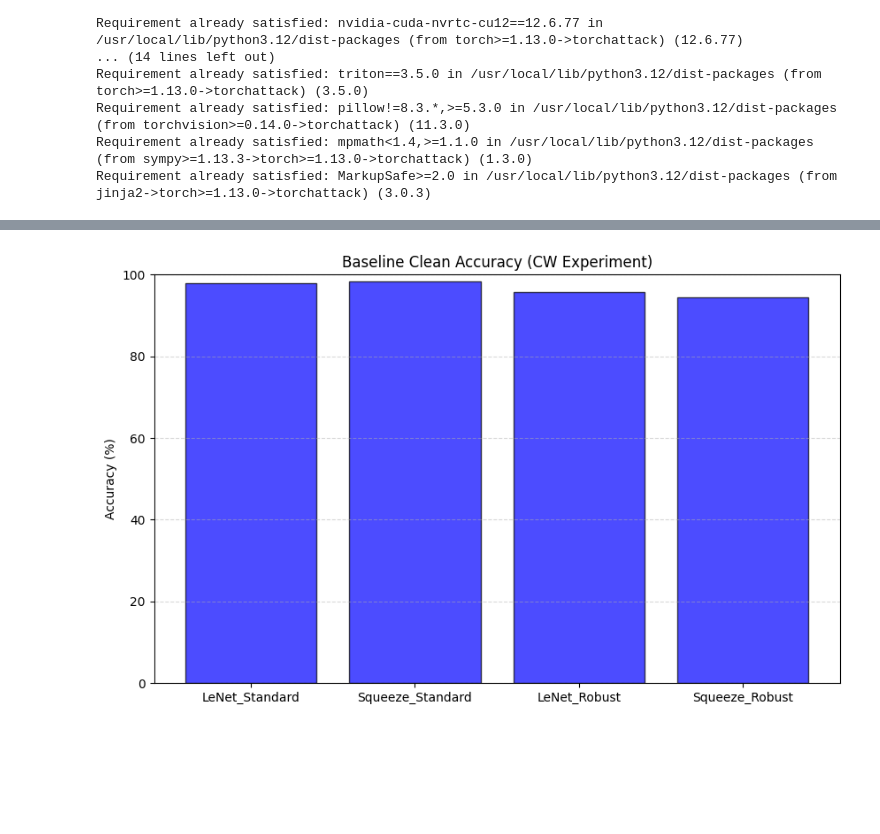
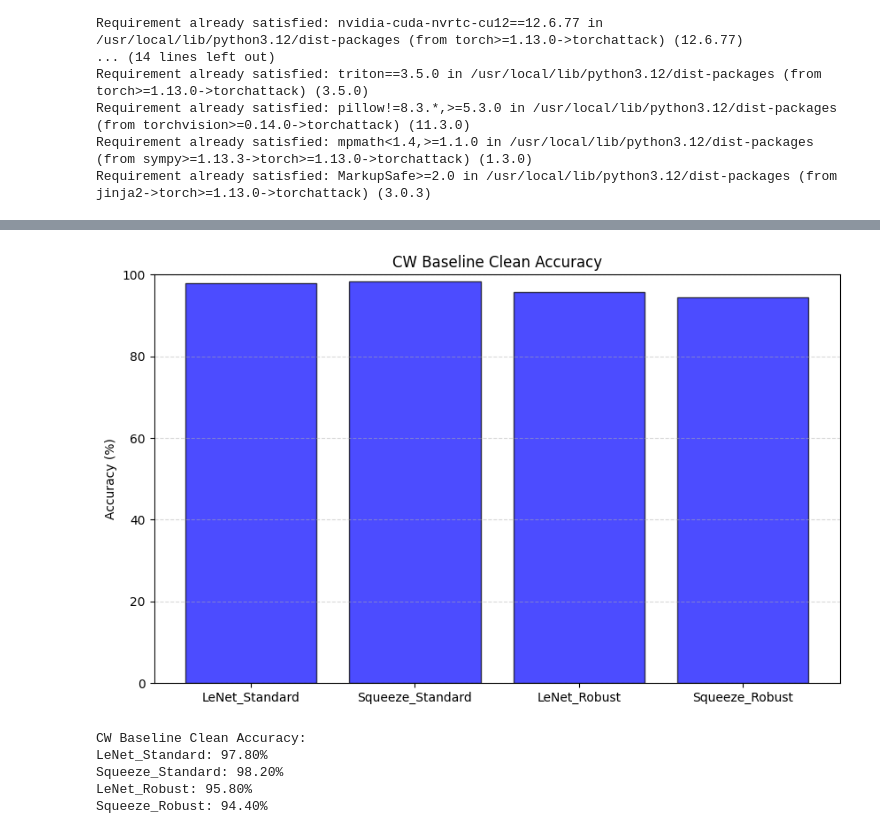
Before and after one commit to vm2781/adversarial_attacks, a Jupyter notebook: model_adversarial_analysis.ipynb, the cells around one changed output, grey strips where cells are left out. Cells and saved outputs as stored; diff of their text form; code cells hidden in the pictures; blank space fills up the shorter version.

```diff
--- a/model_adversarial_analysis.ipynb
+++ b/model_adversarial_analysis.ipynb
@@ -512,8 +512,13 @@ focus_matrix = matrix_acc[np.ix_(focus_indices, focus_indices)]
 plt.figure(figsize=(8, 6))
 sns.heatmap(focus_matrix, annot=True, fmt=".1f", cmap="RdYlGn", vmin=0, vmax=100,
             xticklabels=focus_models_names, yticklabels=focus_models_names)
-plt.title("Transfer Attack Heatmap (Focus Models Only)")
+plt.title("PGD Transfer Attack Heatmap (Focus Models Only)")
 plt.ylabel("Source Model (Attacker)")
 plt.xlabel("Target Model (Victim)")
 plt.show()
+
+print("PGD Standard Transfer Attack Heatmap Data (Victim Accuracy):")
+for i, src in enumerate(focus_models_names):
+    for j, tgt in enumerate(focus_models_names):
+        print(f"Attacker: {src} -> Victim: {tgt} : {focus_matrix[i, j]:.2f}%")
 # %% [output]
@@ -638,15 +660,24 @@ cw_metrics = calculate_metrics('CW')
 # %%
 x = np.arange(len(focus_models_names))
 plt.figure(figsize=(10, 6))
 plt.bar(x, cw_metrics['clean'], color='blue', alpha=0.7, edgecolor='black')
 plt.xticks(x, focus_models_names)
 plt.ylabel("Accuracy (%)")
-plt.title("Baseline Clean Accuracy (CW Experiment)")
+plt.title("CW Baseline Clean Accuracy")
 plt.ylim(0, 100)
 plt.grid(axis='y', linestyle='--', alpha=0.5)
 plt.show()
+
+print("CW Baseline Clean Accuracy:")
+for n, c in zip(focus_models_names, cw_metrics['clean']):
+    print(f"{n}: {c:.2f}%")
 # %% [output]
-[figure, old version]
+[figure, new version]
+CW Baseline Clean Accuracy:
+LeNet_Standard: 97.80%
+Squeeze_Standard: 98.20%
+LeNet_Robust: 95.80%
+Squeeze_Robust: 94.40%
 # %%
 plt.figure(figsize=(10, 6))
 plt.bar(x, cw_metrics['white'], color='red', alpha=0.7, edgecolor='black')
```
Also changed, not shown: parts of 30 cells of this notebook.
